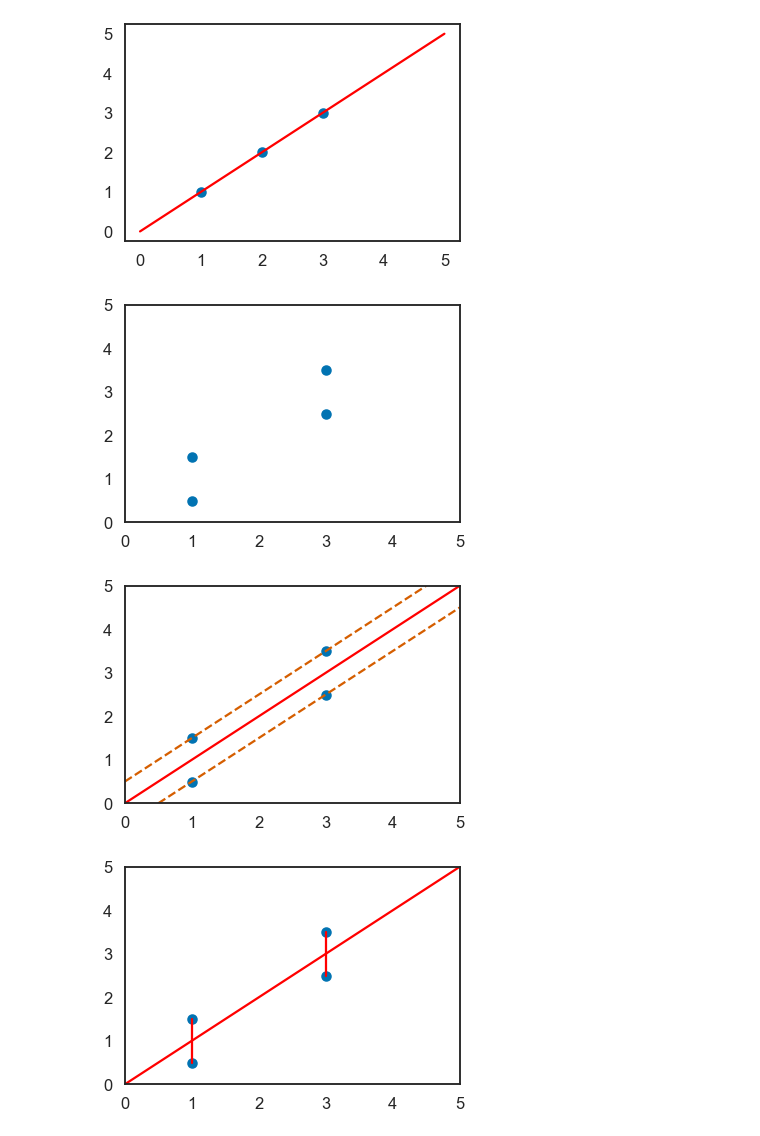
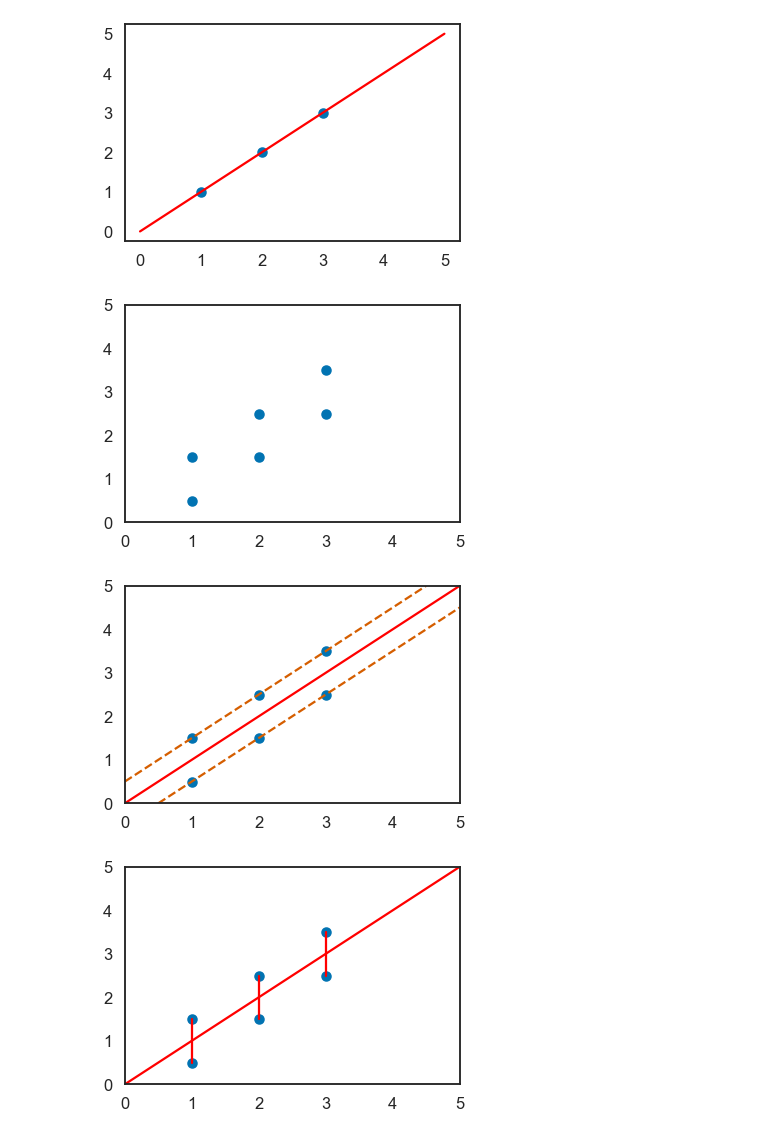
Before and after one commit to wangershi/teacherCodeAboutAI, a Jupyter notebook: teachLinearFitting.ipynb, the cells around one changed output. Cells and saved outputs as stored; diff of their text form; code cells hidden in the pictures.

```diff
--- a/teachLinearFitting.ipynb
+++ b/teachLinearFitting.ipynb
@@ -23,15 +23,15 @@ plt.show()
 # %% [output]
 [figure]
 # %%
-x = np.array([1.0, 1.0, 3.0, 3.0])
+x = np.array([1.0, 1.0, 2.0, 2.0, 3.0, 3.0])
 offset = 0.5
-y = x + offset * np.array([-1.0, 1.0, -1.0, 1.0])
+y = x + offset * np.array([-1.0, 1.0, -1.0, 1.0, -1.0, 1.0])
 plt.scatter(x, y)
 plt.xlim(0, heightOfCanvas)
 plt.ylim(0, heightOfCanvas)
 plt.show()
 # %% [output]
-[figure, old version]
+[figure, new version]
 # %%
 plt.scatter(x, y)
 
@@ -52,7 +52,7 @@ plt.xlim(0, heightOfCanvas)
 plt.ylim(0, heightOfCanvas)
 plt.show()
 # %% [output]
-[figure, old version]
+[figure, new version]
 # %%
 plt.scatter(x, y)
 plt.plot(x3, x3, color='red')
@@ -69,7 +69,7 @@ plt.xlim(0, heightOfCanvas)
 plt.ylim(0, heightOfCanvas)
 plt.show()
 # %% [output]
-[figure, old version]
+[figure, new version]
 # %%
 plt.scatter(x, y)
 plt.plot(x1, y1, 'r--')
```
Also changed, not shown: parts of 6 cells of this notebook, 1 other file.
